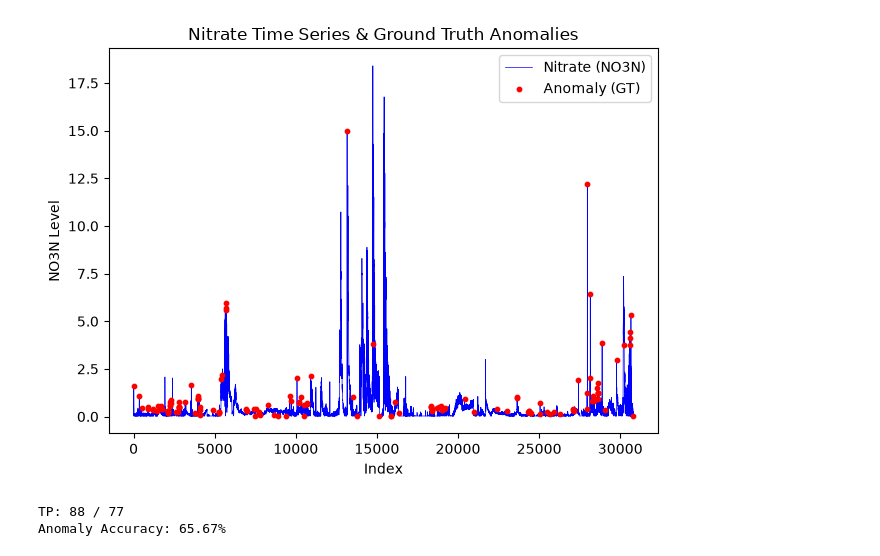
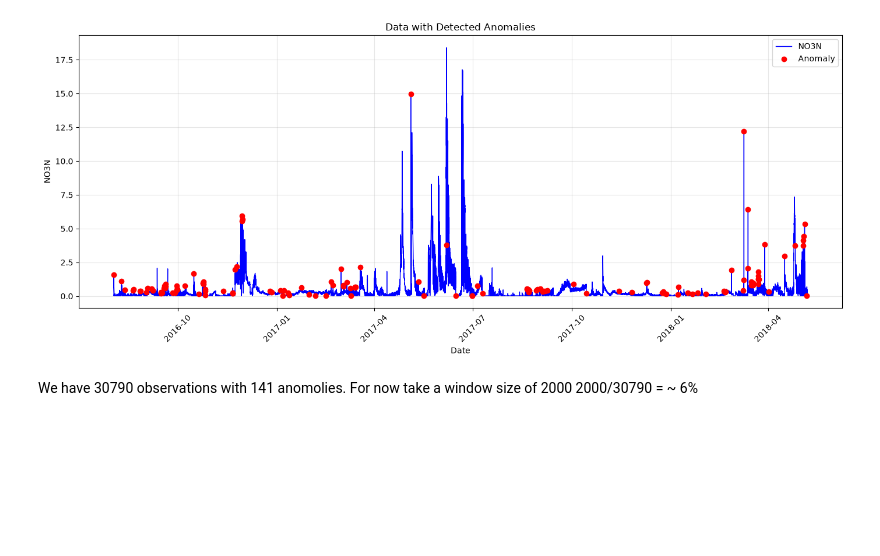
Before and after one commit to Leo-TK1/CSCI6840-Homework-2, a Jupyter notebook: workbook.ipynb, the cells around one changed output. Cells and saved outputs as stored; diff of their text form; code cells hidden in the pictures; blank space fills up the shorter version.

```diff
--- a/workbook.ipynb
+++ b/workbook.ipynb
@@ -6,19 +6,46 @@ import pandas as pd
 # load csv file
 df = pd.read_csv('nitrate.csv',header=0)
 # %%
-#plt.figure(figsize=(14, 5))
+# Convert date column to datetime
+df["Date"] = pd.to_datetime(df["Date"])
 
-plt.plot(df['NO3N'], label='Nitrate (NO3N)', color='blue', linewidth=0.5)
+# Make sure the data is sorted chronologically
+df = df.sort_values("Date")
 
-# Overlay ground-truth anomalies as a light scatter layer
-anomalies = df[df['Student_Flag'] == 1]
-plt.scatter(anomalies.index, anomalies['NO3N'], color='red', s=10, label='Anomaly (GT)', zorder=3)
+# Create the plot
+plt.figure(figsize=(14, 6))
 
-plt.xlabel('Index')
-plt.ylabel('NO3N Level')
-plt.title('Nitrate Time Series & Ground Truth Anomalies')
+# Plot the continuous data
+plt.plot(
+    df["Date"],
+    df["NO3N"],
+    label="NO3N",
+    color="blue",
+    linewidth=1
+)
+
+# Select anomalies
+anomalies = df[df["Student_Flag"] == 1]
+
+# Plot anomalies as red dots
+plt.scatter(
+    anomalies["Date"],
+    anomalies["NO3N"],
+    color="red",
+    label="Anomaly",
+    zorder=5
+)
+
+# Labels and formatting
+plt.xlabel("Date")
+plt.ylabel("NO3N")
+plt.title("Data with Detected Anomalies")
 plt.legend()
+plt.grid(True, alpha=0.3)
+
+plt.xticks(rotation=45)
+
 plt.tight_layout()
 plt.show()
 # %% [output]
-[figure, old version]
+[figure, new version]
@@ -45,26 +52,4 @@ for i in range(1, n_points - W + 1):
-# %%
-def extract_events(flags):
-    # Find start and end indices of contiguous 1s
-    diff = np.diff(np.pad(flags, (1, 1), 'constant'))
-    starts = np.where(diff == 1)[0]
-    ends = np.where(diff == -1)[0]
-    return list(zip(starts, ends))
-
-gt_events = extract_events(df["Student_Flag"].values)  # Total = 77
-pred_events = extract_events(pred_flags)
-
-# Calculate True Positives (TP) and False Negatives (FN)
-TP = 0
-for start, end in gt_events:
-    # An anomaly event is correctly detected if your model flags AT LEAST 1 point inside the event interval
-    if np.any(pred_flags[start:end] == 1):
-        TP += 1
-
-FN = len(gt_events) - TP  # Total GT events (77) - TP
-anomaly_accuracy = TP / len(gt_events)
-
-print(f"TP: {TP} / 77")
-print(f"Anomaly Accuracy: {anomaly_accuracy * 100:.2f}%")
-# %% [output]
-TP: 88 / 77
-Anomaly Accuracy: 65.67%
+# %% [markdown]
+We have 30790 observations with 141 anomolies.
+For now take a window size of 2000
+2000/30790 = ~ 6%
```
Also changed, not shown: parts of 6 cells of this notebook.
